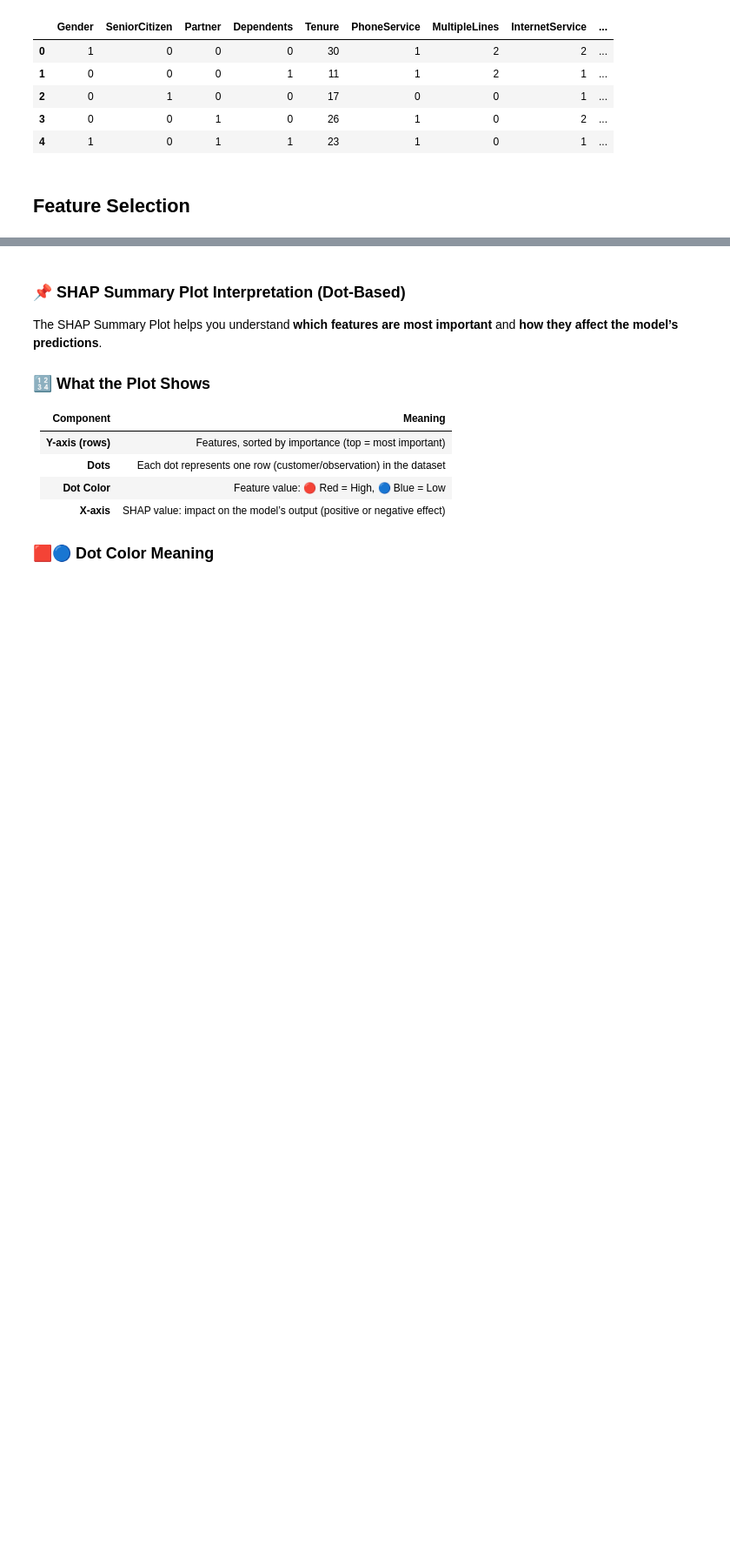
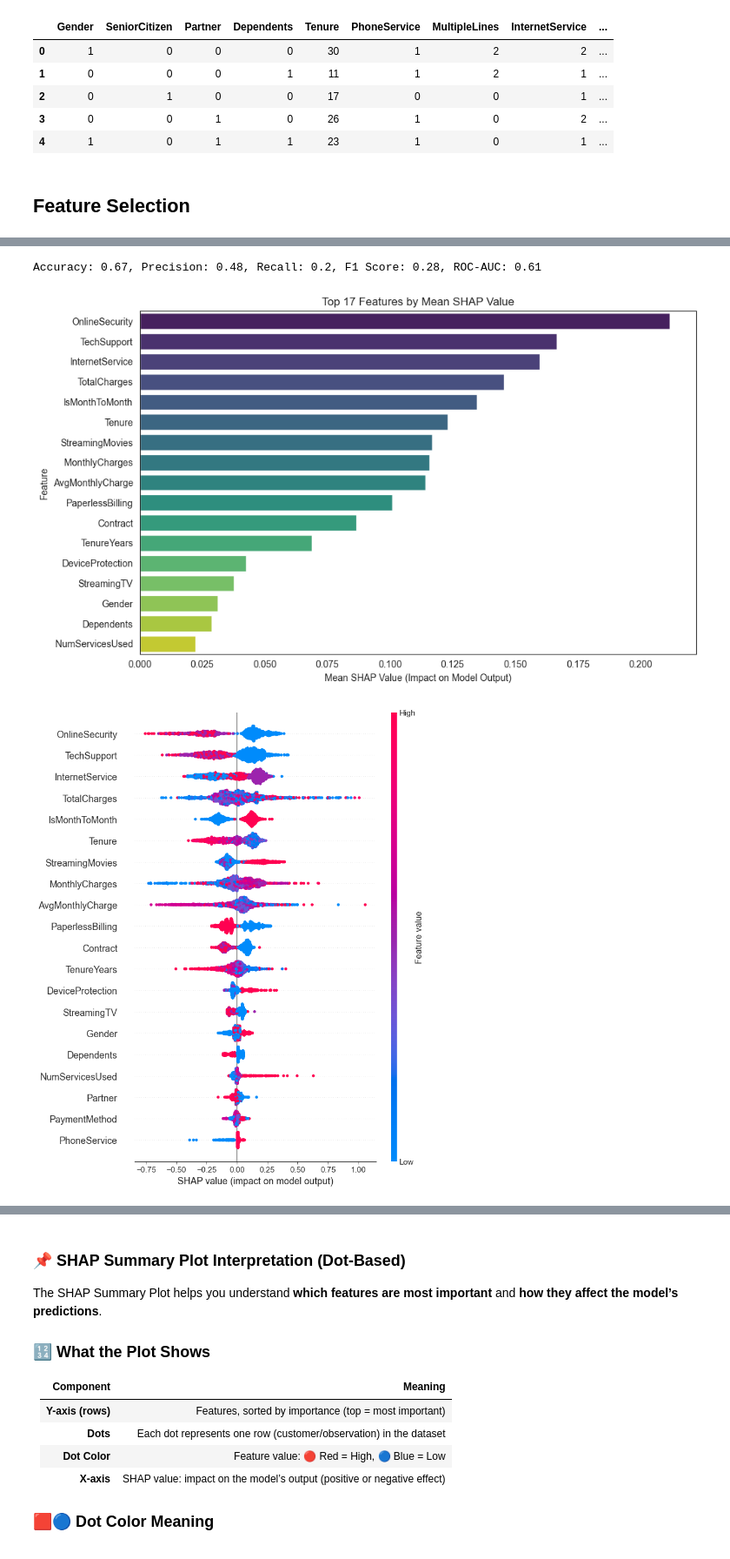
Before and after one commit to Yousfshah/Internship_Project, a Jupyter notebook: Customer_Churn_Prediction.ipynb, the cells around one changed output, grey strips where cells are left out. Shown at 87% size. Saved outputs shown, nothing was run; the diff lists cells and outputs as text; code cells hidden in the pictures; blank space fills up the shorter version.

```diff
--- a/Customer_Churn_Prediction.ipynb
+++ b/Customer_Churn_Prediction.ipynb
@@ -957,47 +957,56 @@ def shap_feature_selection(df_preprocessed, target_col='Churn', top_k=17):
     shap_values = explainer.shap_values(X_train)
 
     # Feature importance via mean absolute SHAP
     shap_importance = pd.DataFrame({
         'Feature': X_train.columns,
         'Mean SHAP': np.abs(shap_values).mean(axis=0)
     }).sort_values(by='Mean SHAP', ascending=False)
 
+    top_features = shap_importance['Feature'].head(top_k).tolist()
+
+    # Train reduced model on top features
+    model_reduced = GradientBoostingClassifier(random_state=42)
+    model_reduced.fit(X_train[top_features], y_train)
+
+    # Predictions
+    y_pred = model_reduced.predict(X_test[top_features])
+    y_prob = model_reduced.predict_proba(X_test[top_features])[:, 1]
+
+    # Metrics
+    acc = round(accuracy_score(y_test, y_pred), 2)
+    prec = round(precision_score(y_test, y_pred), 2)
+    rec = round(recall_score(y_test, y_pred), 2)
+    f1 = round(f1_score(y_test, y_pred), 2)
+    roc = round(roc_auc_score(y_test, y_prob), 2)
+
+    # Print metrics
+    print(f"Accuracy: {acc}, Precision: {prec}, Recall: {rec}, F1 Score: {f1}, ROC-AUC: {roc}")
+
     # Bar Plot of Mean SHAP Values
     plt.figure(figsize=(10, 6))
     sns.barplot(data=shap_importance.head(top_k), x='Mean SHAP', y='Feature', palette='viridis')
     plt.title(f'Top {top_k} Features by Mean SHAP Value')
     plt.xlabel("Mean SHAP Value (Impact on Model Output)")
     plt.ylabel("Feature")
     plt.tight_layout()
     plt.show()
 
     # Summary plot (dot-based)
     shap.summary_plot(shap_values, X_train)
 
-    top_features = shap_importance['Feature'].head(top_k).tolist()
-
-    # Train reduced model on top features
-    model_reduced = GradientBoostingClassifier(random_state=42)
-    model_reduced.fit(X_train[top_features], y_train)
-
-    # Predictions
-    y_pred = model_reduced.predict(X_test[top_features])
-    y_prob = model_reduced.predict_proba(X_test[top_features])[:, 1]
-
-    # Metrics
-    acc = accuracy_score(y_test, y_pred)
-    prec = precision_score(y_test, y_pred)
-    rec = recall_score(y_test, y_pred)
-    f1 = f1_score(y_test, y_pred)
-    roc = roc_auc_score(y_test, y_prob)
-
     return {
         'Top Features': top_features,
         'SHAP Importances': shap_importance,
         'Accuracy': acc,
         'Precision': prec,
         'Recall': rec,
         'F1 Score': f1,
         'ROC-AUC': roc,
         'Model': model_reduced
     }
+
+results = shap_feature_selection(df_preprocessed)
+# %% [output]
+Accuracy: 0.67, Precision: 0.48, Recall: 0.2, F1 Score: 0.28, ROC-AUC: 0.61
+[figure, added]
+[figure, added]
```
Also changed, not shown: parts of 6 cells of this notebook, 1 other file.
